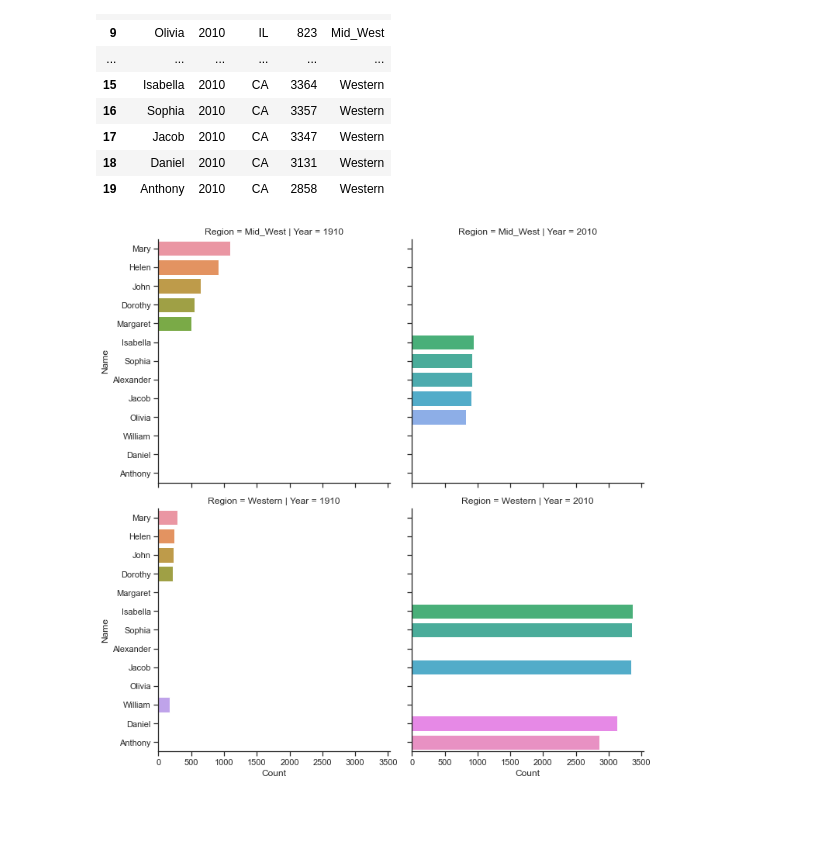
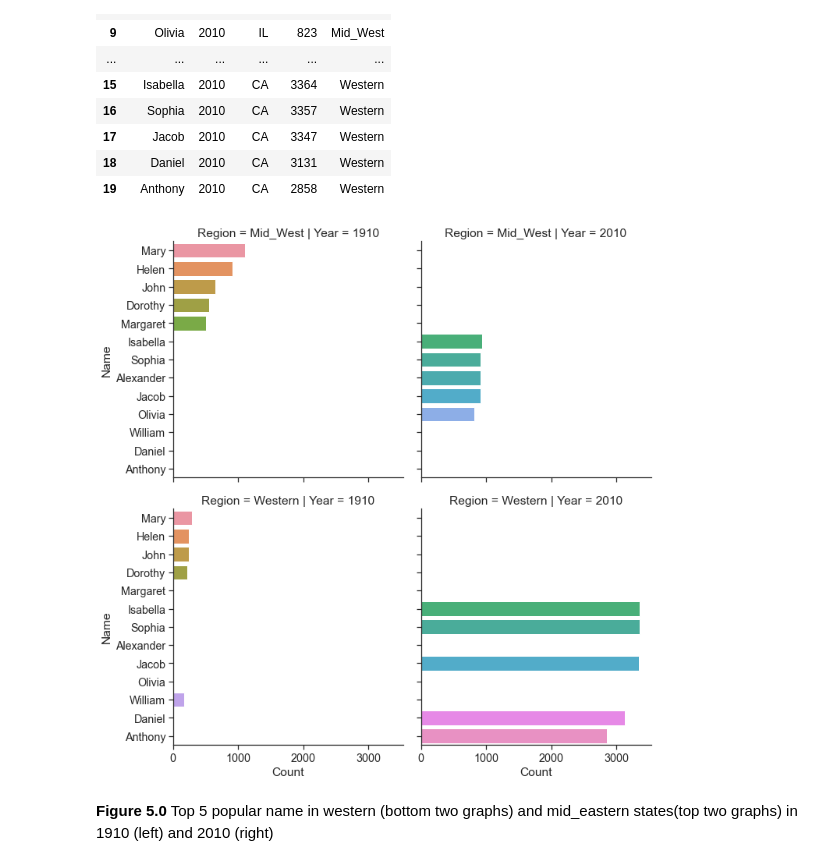
Before and after one commit to data301-2020-winter2/course-project-group_1039, a Jupyter notebook: analysis/Rita/Milestonr2_EDA.ipynb, the cells around one changed output. Saved outputs shown, nothing was run; the diff lists cells and outputs as text; code cells hidden in the pictures; blank space fills up the shorter version.

```diff
--- a/analysis/Rita/Milestonr2_EDA.ipynb
+++ b/analysis/Rita/Milestonr2_EDA.ipynb
@@ -305,14 +320,16 @@ region_time
 | 18 | Daniel | 2010 | CA | 3131 | Western |
 | 19 | Anthony | 2010 | CA | 2858 | Western |
 # %%
-
-sns.set_theme(font_scale=1,style="ticks")
+# Let's visualize the four datasets in one carplot for good comparison
+sns.set_theme(font_scale=1.3,style="ticks")
 grid = sns.catplot(data=region_time,
             x="Count",
             y="Name",
             col="Year",
             row="Region",
             kind="bar",
             )
 # %% [output]
-[figure, old version]
+[figure, new version]
+# %% [markdown]
+**Figure 5.0** Top 5 popular name in western (bottom two graphs) and mid_eastern states(top two graphs) in 1910 (left) and 2010 (right)
```
Also changed, not shown: parts of 10 cells of this notebook.
